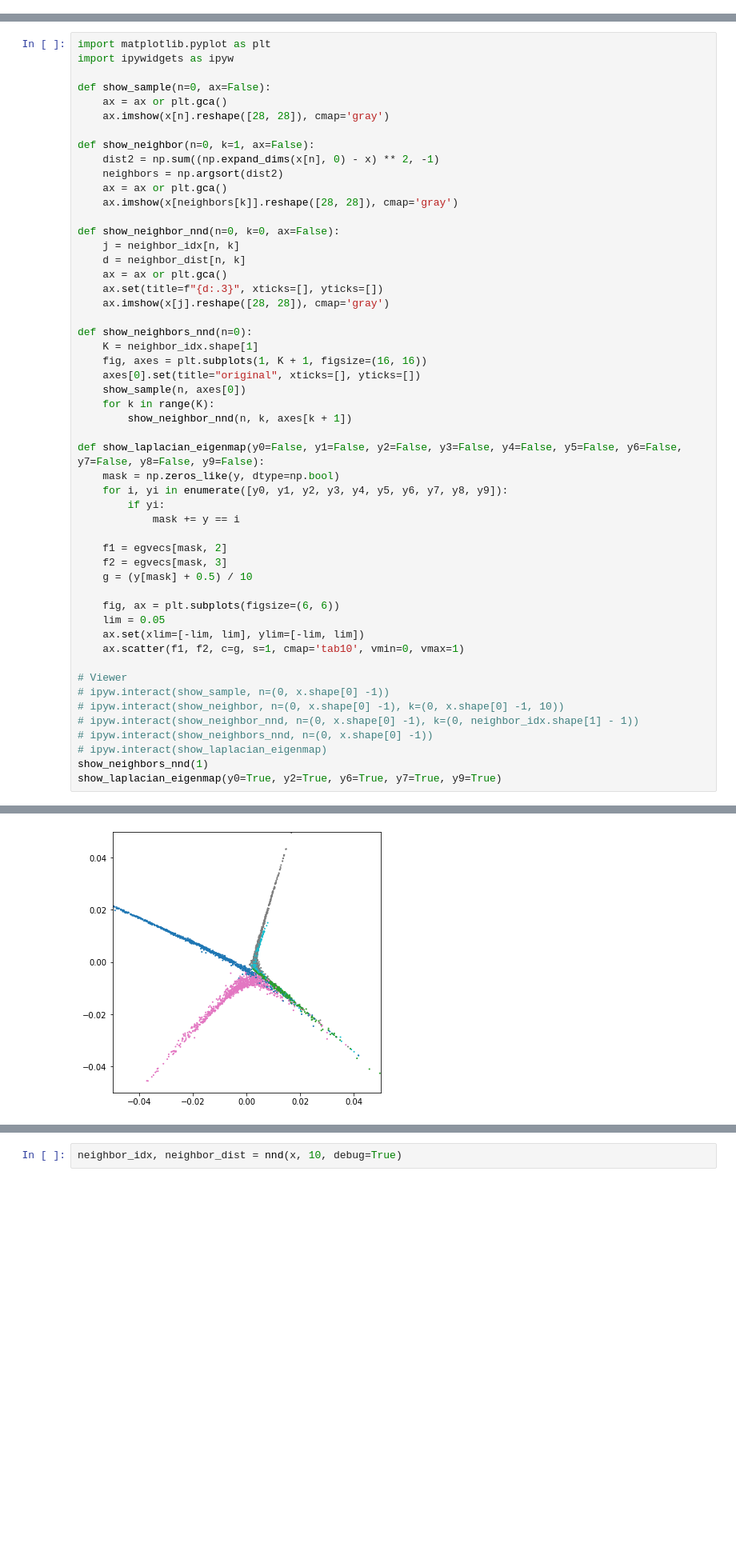
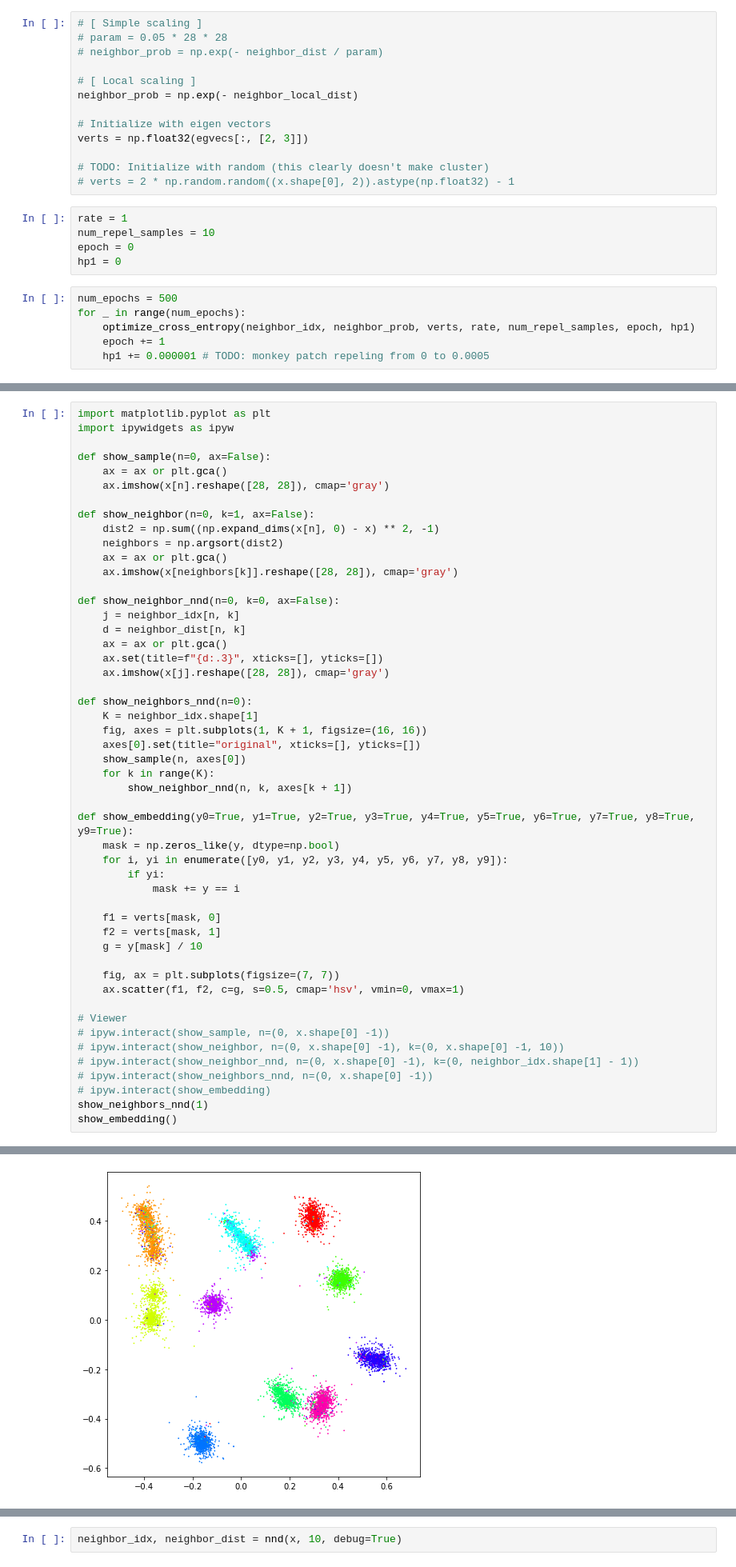
Before and after one commit to hi-ogawa/notebooks, a Jupyter notebook: src/misc_v6.ipynb, the cells around one changed output, grey strips where cells are left out. Shown at 80% size. Drawn from its saved outputs; the diff is of its cells as text; blank space fills up the shorter version.

Commit message:
Update misc_v6 (Implement embedding)

```diff
--- a/src/misc_v6.ipynb
+++ b/src/misc_v6.ipynb
@@ -425,0 +522,24 @@ array([-5.48670542e-19,  1.13937235e-18,  1.23594846e-03,  2.76779422e-03])
+# %%
+# [ Simple scaling ]
+# param = 0.05 * 28 * 28
+# neighbor_prob = np.exp(- neighbor_dist / param)
+
+# [ Local scaling ]
+neighbor_prob = np.exp(- neighbor_local_dist)
+
+# Initialize with eigen vectors
+verts = np.float32(egvecs[:, [2, 3]])
+
+# TODO: Initialize with random (this clearly doesn't make cluster)
+# verts = 2 * np.random.random((x.shape[0], 2)).astype(np.float32) - 1
+# %%
+rate = 1
+num_repel_samples = 10
+epoch = 0
+hp1 = 0
+# %%
+num_epochs = 500
+for _ in range(num_epochs):
+    optimize_cross_entropy(neighbor_idx, neighbor_prob, verts, rate, num_repel_samples, epoch, hp1)
+    epoch += 1
+    hp1 += 0.000001 # TODO: monkey patch repeling from 0 to 0.0005
@@ -440,44 +564,42 @@ def show_neighbor(n=0, k=1, ax=False):
 def show_neighbor_nnd(n=0, k=0, ax=False):
     j = neighbor_idx[n, k]
     d = neighbor_dist[n, k]
     ax = ax or plt.gca()
     ax.set(title=f"{d:.3}", xticks=[], yticks=[])
     ax.imshow(x[j].reshape([28, 28]), cmap='gray')
 
 def show_neighbors_nnd(n=0):
     K = neighbor_idx.shape[1]
     fig, axes = plt.subplots(1, K + 1, figsize=(16, 16))
     axes[0].set(title="original", xticks=[], yticks=[])
     show_sample(n, axes[0])
     for k in range(K):
         show_neighbor_nnd(n, k, axes[k + 1])
 
-def show_laplacian_eigenmap(y0=False, y1=False, y2=False, y3=False, y4=False, y5=False, y6=False, y7=False, y8=False, y9=False):
+def show_embedding(y0=True, y1=True, y2=True, y3=True, y4=True, y5=True, y6=True, y7=True, y8=True, y9=True):
     mask = np.zeros_like(y, dtype=np.bool)
     for i, yi in enumerate([y0, y1, y2, y3, y4, y5, y6, y7, y8, y9]):
         if yi:
             mask += y == i
 
-    f1 = egvecs[mask, 2]
-    f2 = egvecs[mask, 3]
-    g = (y[mask] + 0.5) / 10
+    f1 = verts[mask, 0]
+    f2 = verts[mask, 1]
+    g = y[mask] / 10
 
-    fig, ax = plt.subplots(figsize=(6, 6))
-    lim = 0.05
-    ax.set(xlim=[-lim, lim], ylim=[-lim, lim])
-    ax.scatter(f1, f2, c=g, s=1, cmap='tab10', vmin=0, vmax=1)
+    fig, ax = plt.subplots(figsize=(7, 7))
+    ax.scatter(f1, f2, c=g, s=0.5, cmap='hsv', vmin=0, vmax=1)
 
 # Viewer
 # ipyw.interact(show_sample, n=(0, x.shape[0] -1))
 # ipyw.interact(show_neighbor, n=(0, x.shape[0] -1), k=(0, x.shape[0] -1, 10))
 # ipyw.interact(show_neighbor_nnd, n=(0, x.shape[0] -1), k=(0, neighbor_idx.shape[1] - 1))
 # ipyw.interact(show_neighbors_nnd, n=(0, x.shape[0] -1))
-# ipyw.interact(show_laplacian_eigenmap)
+# ipyw.interact(show_embedding)
 show_neighbors_nnd(1)
-show_laplacian_eigenmap(y0=True, y2=True, y6=True, y7=True, y9=True)
+show_embedding()
 # %% [output]
 [figure]
-[figure, old version]
+[figure, new version]
 # %%
 #
 # fasion MNIST
```
Also changed, not shown: parts of 9 cells of this notebook.
